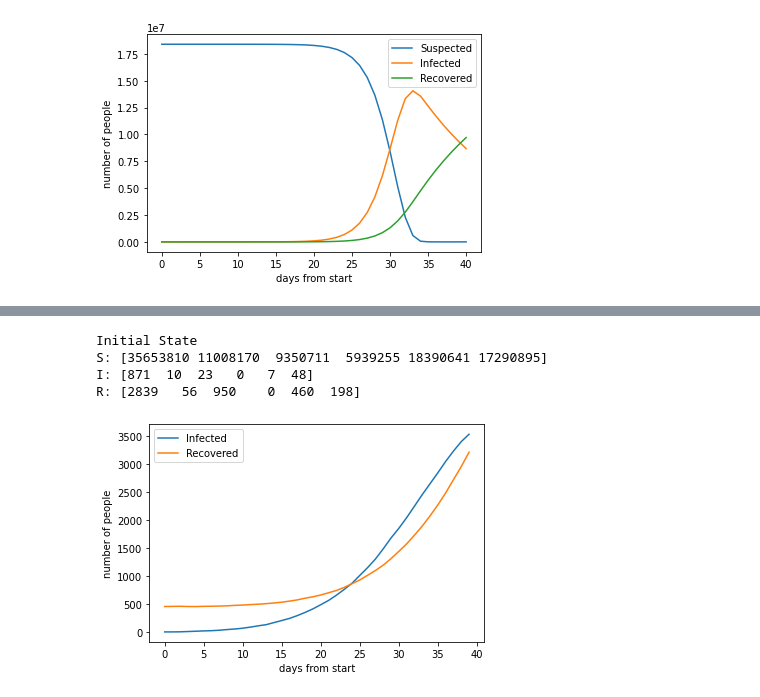
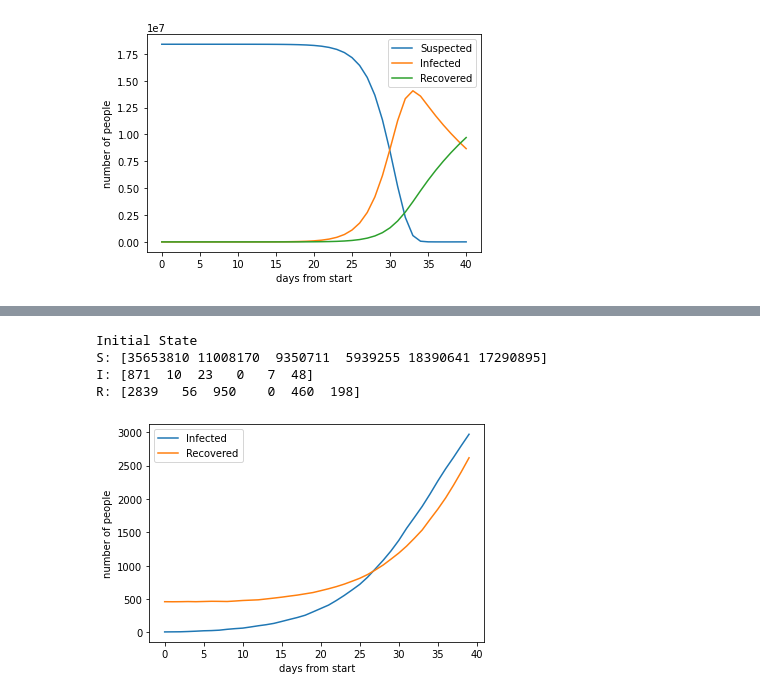
Before and after one commit to hienvanhuynh/appcomponents, a Jupyter notebook: ncov_AppliedMath.ipynb, the cells around one changed output, grey strips where cells are left out. Saved outputs shown, nothing was run; the diff lists cells and outputs as text; code cells hidden in the pictures.

```diff
--- a/ncov_AppliedMath.ipynb
+++ b/ncov_AppliedMath.ipynb
@@ -68,30 +46,3 @@ iataCode = np.array([["Bà Rịa - Vũng Tàu", "VCS"],
-# %%
-
-sdate = date(2021, 4, 27)   # start date
-edate = date(2021, 7, 5)   # end date
-
-delta = edate - sdate       # as timedelta
-airport = iataCode[0][1]
-table=[["day", "sairport", "eairport","gate","scheduled_time","flight_no", "status"]]
-for i in range(delta.days + 1):
-  day = sdate + timedelta(days=i)
-  print("getting data for day "+str(day))
-  for j in range(len(iataCode)):
-    endPort = iataCode[j][1]
-    strGet = "https://www.vietnamairport.vn/vi/action/flight_plan_filter?airport=&flight_date="+str(day)+"&flight_no=&to_airport="+endPort+"&carrier="
-    #print(strGet)
-    response = rqs.get(strGet)
-    response = response.json()
-    for responseRecord in response:
-      route = responseRecord["route"]
-      sPort = route[:3]
-      ePort = route[4:]
-      if len(responseRecord["gate"])!=0 and sPort in iataCode[:,1]:
-        row = [day,sPort, ePort, responseRecord["gate"], responseRecord["scheduled_time"], responseRecord["flight_no"], responseRecord["status"]]
-        table.insert(len(table), row)
-with open("flight-data-daily.csv",  "w", newline="") as f:
-    writer = csv.writer(f)
-    writer.writerows(table)
 # %%
 from google.colab import files
 import csv
@@ -128,9 +73,3 @@ Saving danso2019.csv to danso2019 (1).csv
 Saving covid-province-data-daily.csv to covid-province-data-daily.csv
 ['tinh', 'dan_so', 'ma_vung', 'ten_vung']
 ['Vĩnh Phúc', '1154,8', '1', 'Bắc Bộ']
-# %%
-files.upload()
-with open('danso2019.csv', newline='') as csvfile:
-    populations = list(csv.reader(csvfile))
-print(populations[0])
-print(populations[2])
@@ -783,7 +389,7 @@ detectDay = 5
 #https://blog.vinbigdata.org/tim-hieu-ve-mot-mo-hinh-du-bao-dich-covid-19-tu-vu-han/?fbclid=IwAR3c5YWqwc6u3KjYj5u0mQP5arDrN52EXgOF2ihTqe1zJ96zMQo-9twG53s
 commonSpreadRate = 2.3/(detectDay - beginSpread)
 spreadRate = [commonSpreadRate] * 6
-spreadRateScale = np.array([[1500, 2], [7000, 1]])
+spreadRateScale = np.array([[1500, 2], [7000, 1.2]])
 #With our calculating,
 #       the spread rate of covid 19 in Vietnam from 2019 to 2021-07-05 is 2.3,
 #       but for credit purpose, we use 2.68
@@ -847,31 +453,31 @@ for i in range(delta.days + 1):
     if newInfected < 0:
       newInfected = 0
     if recovered < 0:
       recovered = 0
     #update
     NewInfecteds[i, area] = newInfected
     R[area] += recovered
     I[area] += newInfected - recovered
     S[area] = areaPopulation[area] - I[area] - R[area]
     if I[area] > spreadRateScale[0, 0]:
       spreadRate[area] = spreadRateScale[0,1] / (detectDay - beginSpread)
     if I[area] > spreadRateScale[1, 0]:
       spreadRate[area] = spreadRateScale[1,1] / (detectDay - beginSpread)
   #add to trace of SIR through time
   Ss = np.insert(Ss, len(Ss), S, axis=0)
   Is = np.insert(Is, len(Is), I, axis=0)
   Rs = np.insert(Rs, len(Rs), R, axis=0)
 
 #plt.plot(range((edate - sdate).days + 1+1),Ss[:,4], label="Suspected")
 plt.plot(range((edate - sdate).days + 1+1),Is[:,4], label="Infected")
 plt.plot(range((edate - sdate).days + 1+1),Rs[:,4], label="Recovered")
 plt.xlabel("days from start")
 plt.ylabel("number of people")
 plt.legend()
 plt.show()
 # %% [output]
 Initial State
 S: [35653810 11008170  9350711  5939255 18390641 17290895]
 I: [871  10  23   0   7  48]
 R: [2839   56  950    0  460  198]
-[figure, old version]
+[figure, new version]
```
Also changed, not shown: parts of 11 cells of this notebook.
